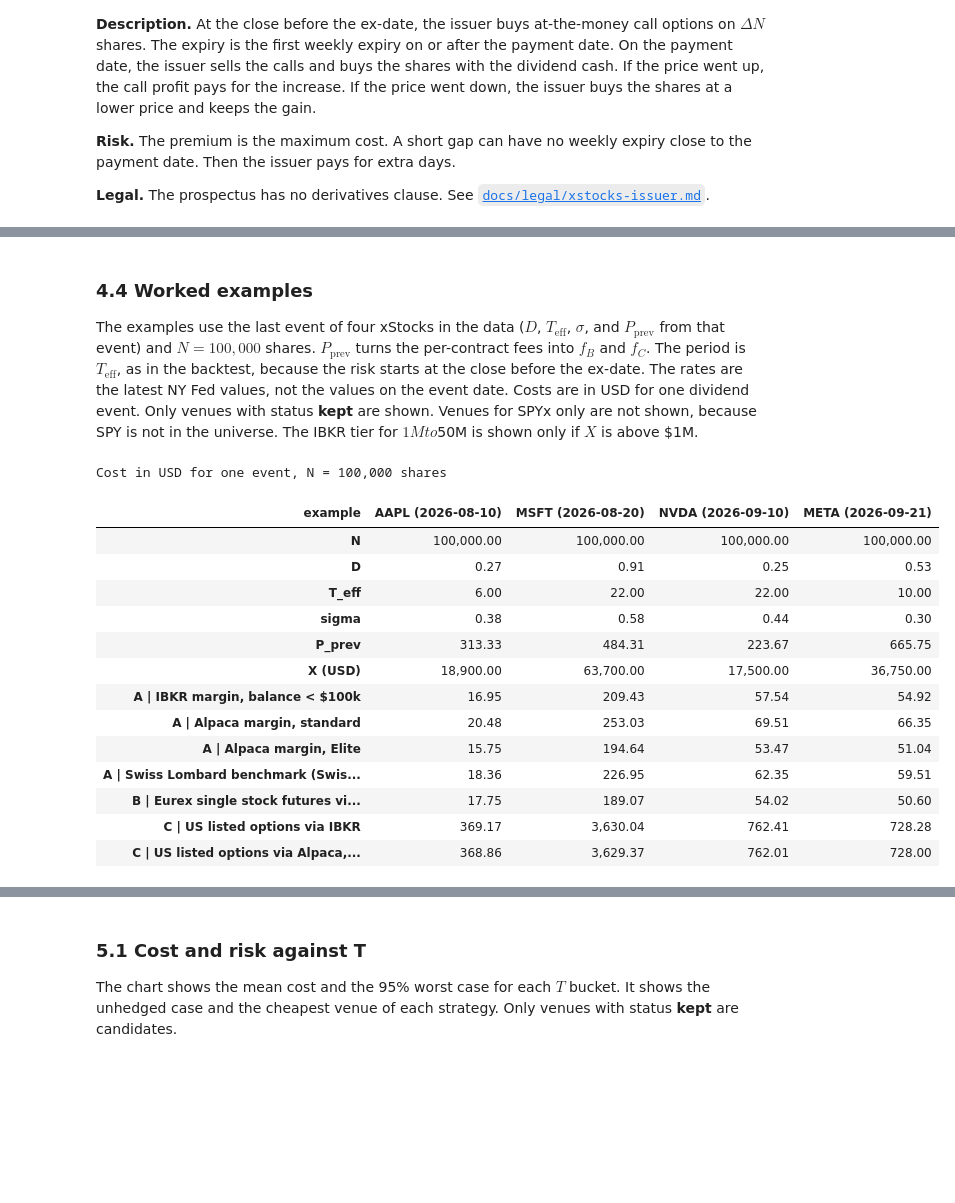
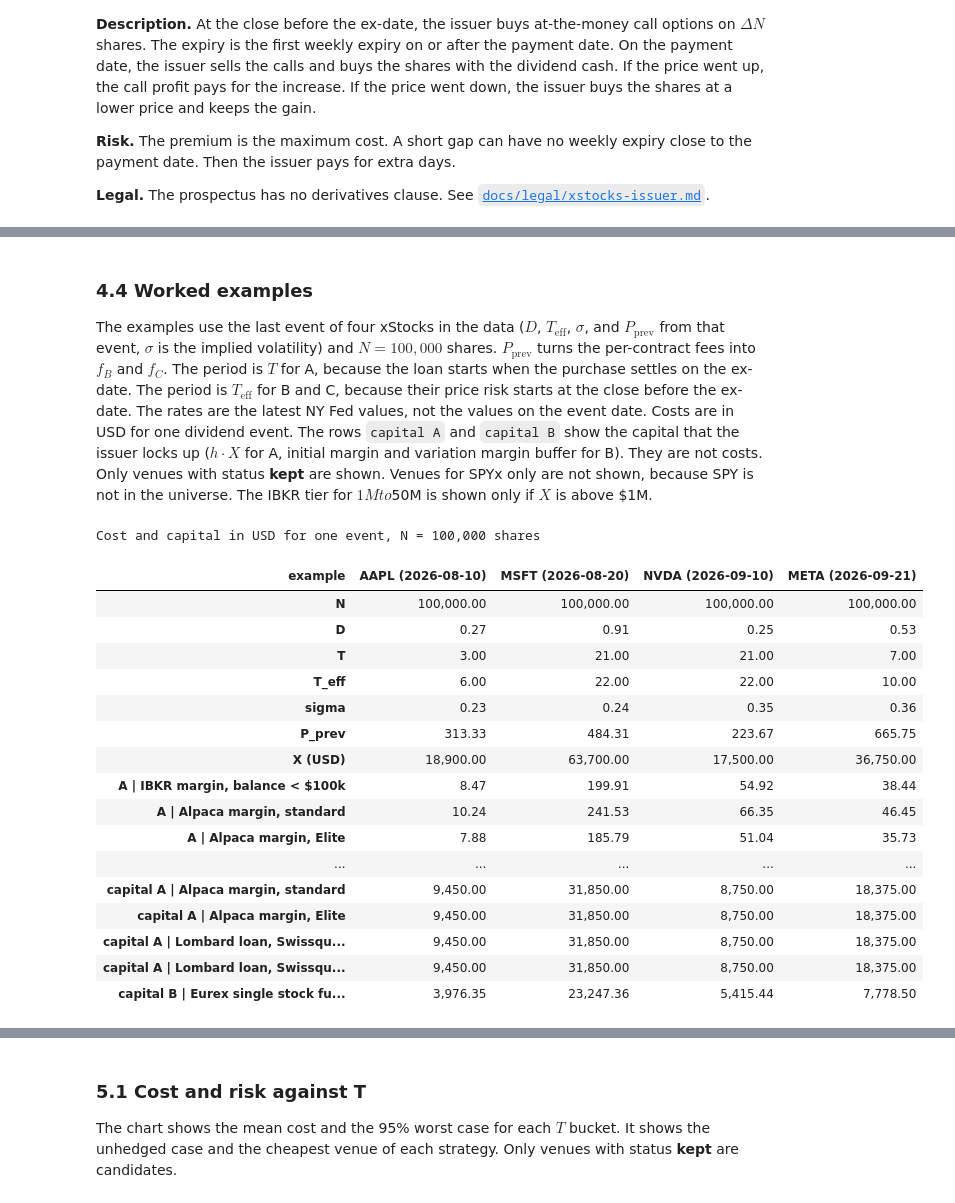
Before and after one commit to Robert29000/xstocks-hedge-research, a Jupyter notebook: hedge_research.ipynb, the cells around one changed output, grey strips where cells are left out. Saved outputs shown, nothing was run; the diff lists cells and outputs as text; code cells hidden in the pictures; blank space fills up the shorter version.

Commit message:
Update information and data. Add collateral requirement for Strategies A and B

```diff
--- a/hedge_research.ipynb
+++ b/hedge_research.ipynb
@@ -290,7 +301,7 @@ def x_amount(N, D, w=WHT):
     return N * D * (1 - w)
 
 def cost_a(N, D, T, r_a):
-    "Strategy A. r_a: annual loan rate (0.05 = 5%)."
+    "Strategy A. T: days from the ex-date (the purchase settles) to the payment date. r_a: annual loan rate (0.05 = 5%)."
     return x_amount(N, D) * r_a * T / 360
 
 def cost_b(N, D, T, r_b, f_b):
@@ -472,10 +571,17 @@ venues_c = venues_c[venues_c["check"] == "CONFIRMED"]
 display(venues_c[["venue", "status", "fee_contract_side", "contract_shares", "f_C_bps_at_S_REF", "note"]])
 display(venues_c[["venue", "source"]])
 
-vol_table = (usable.groupby("underlying")["vol_20d"].median().rename("sigma (median 20-day realized)")
-             .to_frame().join(usable.groupby("underlying").size().rename("events")))
-print(f"sigma over all usable events: median {usable['vol_20d'].median():.0%}, 90th percentile {usable['vol_20d'].quantile(.9):.0%}")
-display(vol_table)
+# sigma: implied volatility at the close before the ex-date. Fallback: 20-day realized volatility.
+usable["sigma"] = usable["iv_open"].fillna(usable["vol_20d"])
+usable["sigma_source"] = np.where(usable["iv_open"].notna(), "implied", "realized (no option price)")
+vol_table = (usable.groupby("underlying")
+             .agg(events=("sigma", "size"), with_implied=("iv_open", "count"),
+                  implied_median=("iv_open", "median"), realized_median=("vol_20d", "median")))
+print(f"sigma over all usable events: median {usable['sigma'].median():.0%}, 90th percentile {usable['sigma'].quantile(.9):.0%}.",
+      f"Implied volatility for {usable['iv_open'].notna().sum()} of {len(usable)} events.")
+print(f"implied minus 20-day realized volatility: median {(usable['iv_open'] - usable['vol_20d']).median() * 100:+.1f} points")
+display(vol_table.style.format({"implied_median": "{:.0%}", "realized_median": "{:.0%}"})
+        .set_caption("Volatility by underlying: implied (used) and 20-day realized (comparison)"))
 # %% [output]
 |  | venue | status | fee_contract_side | contract_shares | f_C_bps_at_S_REF | note |
 | 0 | US listed options via IBKR | kept | 0.6953 | 100 | 0.5562 | commission 0.65 + OCC 0.025 + CAT... |
@@ -504,50 +615,58 @@ sigma over all usable events: median 35%, 90th percentile 55%
 # %% [markdown]
 ### 4.4 Worked examples
 
-The examples use the last event of four xStocks in the data ($D$, $T_{\text{eff}}$, $\sigma$, and $P_{\text{prev}}$ from that event) and $N = 100{,}000$ shares. $P_{\text{prev}}$ turns the per-contract fees into $f_B$ and $f_C$. The period is $T_{\text{eff}}$, as in the backtest, because the risk starts at the close before the ex-date. The rates are the latest NY Fed values, not the values on the event date. Costs are in USD for one dividend event. Only venues with status **kept** are shown. Venues for SPYx only are not shown, because SPY is not in the universe. The IBKR tier for $1M to $50M is shown only if $X$ is above $1M.
+The examples use the last event of four xStocks in the data ($D$, $T_{\text{eff}}$, $\sigma$, and $P_{\text{prev}}$ from that event, $\sigma$ is the implied volatility) and $N = 100{,}000$ shares. $P_{\text{prev}}$ turns the per-contract fees into $f_B$ and $f_C$. The period is $T$ for A, because the loan starts when the purchase settles on the ex-date. The period is $T_{\text{eff}}$ for B and C, because their price risk starts at the close before the ex-date. The rates are the latest NY Fed values, not the values on the event date. Costs are in USD for one dividend event. The rows `capital A` and `capital B` show the capital that the issuer locks up ($h \cdot X$ for A, initial margin and variation margin buffer for B). They are not costs. Only venues with status **kept** are shown. Venues for SPYx only are not shown, because SPY is not in the universe. The IBKR tier for $1M to $50M is shown only if $X$ is above $1M.
 # %%
 last = usable.sort_values("ex_date").groupby("underlying").tail(1).set_index("underlying")
 picks = [u for u in ["AAPL", "MSFT", "NVDA", "META"] if u in last.index] or list(last.index[:4])
 examples = pd.DataFrame([
     dict(example=f"{u} ({last.loc[u, 'ex_date']:%Y-%m-%d})", N=100_000, D=round(last.loc[u, "div_gross_api"], 4),
-         T_eff=int(last.loc[u, "T_eff"]), sigma=round(last.loc[u, "vol_20d"], 3), P=last.loc[u, "p_prev"])
+         T=int(last.loc[u, "gap_days"]), T_eff=int(last.loc[u, "T_eff"]), sigma=round(last.loc[u, "sigma"], 3),
+         vol_20d=round(last.loc[u, "vol_20d"], 3), P=last.loc[u, "p_prev"])
     for u in picks
 ])
 
 rows = []
 for _, e in examples.iterrows():
-    r = {"example": e["example"], "N": e["N"], "D": e["D"], "T_eff": e["T_eff"], "sigma": e["sigma"], "P_prev": e["P"], "X (USD)": x_amount(e["N"], e["D"])}
+    r = {"example": e["example"], "N": e["N"], "D": e["D"], "T": e["T"], "T_eff": e["T_eff"], "sigma": e["sigma"], "P_prev": e["P"],
+         "X (USD)": x_amount(e["N"], e["D"])}
+    capital = {}
     for _, v in venues_a[venues_a["status"] == "kept"].iterrows():
         if "$1M-50M" in v["venue"] and r["X (USD)"] < 1_000_000:
             continue
-        r[f"A | {v['venue']}"] = cost_a(e["N"], e["D"], e["T_eff"], v["r_A_%_act360"] / 100)
+        r[f"A | {v['venue']}"] = cost_a(e["N"], e["D"], e["T"], v["r_A_%_act360"] / 100)
+        capital[f"capital A | {v['venue']}"] = v["h"] * r["X (USD)"]
     for _, v in venues_b[venues_b["status"] == "kept"].iterrows():
         if "SPYx only" in v["venue"] and not e["example"].startswith("SPY"):
             continue
         r[f"B | {v['venue']}"] = cost_b(e["N"], e["D"], e["T_eff"], v["r_B_%"] / 100, fee_fraction_b(v, e["P"]))
+        capital[f"capital B | {v['venue']}"] = cash_need_b(v, e["vol_20d"], e["T_eff"]) * r["X (USD)"]
     for _, v in venues_c[venues_c["status"] == "kept"].iterrows():
         if "SPYx only" in v["venue"] and not e["example"].startswith("SPY"):
             continue
         r[f"C | {v['venue']}"] = cost_c(e["N"], e["D"], e["T_eff"], e["sigma"], fee_fraction_c(v, e["P"]))
-    rows.append(r)
+    rows.append({**r, **capital})
 
 worked = pd.DataFrame(rows).set_index("example").T
 display(worked.style.format(lambda v: f"{v:,.2f}" if isinstance(v, float) else v)
-        .set_caption("Cost in USD for one event, N = 100,000 shares"))
+        .set_caption("Cost and capital in USD for one event, N = 100,000 shares"))
 # %% [output]
-Cost in USD for one event, N = 100,000 shares
+Cost and capital in USD for one event, N = 100,000 shares
 | example | AAPL (2026-08-10) | MSFT (2026-08-20) | NVDA (2026-09-10) | META (2026-09-21) |
 | N | 100,000.00 | 100,000.00 | 100,000.00 | 100,000.00 |
 | D | 0.27 | 0.91 | 0.25 | 0.53 |
+| T | 3.00 | 21.00 | 21.00 | 7.00 |
 | T_eff | 6.00 | 22.00 | 22.00 | 10.00 |
-| sigma | 0.38 | 0.58 | 0.44 | 0.30 |
+| sigma | 0.23 | 0.24 | 0.35 | 0.36 |
 | P_prev | 313.33 | 484.31 | 223.67 | 665.75 |
 | X (USD) | 18,900.00 | 63,700.00 | 17,500.00 | 36,750.00 |
-| A | IBKR margin, balance < $100k | 16.95 | 209.43 | 57.54 | 54.92 |
-| A | Alpaca margin, standard | 20.48 | 253.03 | 69.51 | 66.35 |
-| A | Alpaca margin, Elite | 15.75 | 194.64 | 53.47 | 51.04 |
-| A | Swiss Lombard benchmark (Swis... | 18.36 | 226.95 | 62.35 | 59.51 |
-| B | Eurex single stock futures vi... | 17.75 | 189.07 | 54.02 | 50.60 |
-| C | US listed options via IBKR | 369.17 | 3,630.04 | 762.41 | 728.28 |
-| C | US listed options via Alpaca,... | 368.86 | 3,629.37 | 762.01 | 728.00 |
+| A | IBKR margin, balance < $100k | 8.47 | 199.91 | 54.92 | 38.44 |
+| A | Alpaca margin, standard | 10.24 | 241.53 | 66.35 | 46.45 |
+| A | Alpaca margin, Elite | 7.88 | 185.79 | 51.04 | 35.73 |
+| ... | ... | ... | ... | ... |
+| capital A | Alpaca margin, standard | 9,450.00 | 31,850.00 | 8,750.00 | 18,375.00 |
+| capital A | Alpaca margin, Elite | 9,450.00 | 31,850.00 | 8,750.00 | 18,375.00 |
+| capital A | Lombard loan, Swissqu... | 9,450.00 | 31,850.00 | 8,750.00 | 18,375.00 |
+| capital A | Lombard loan, Swissqu... | 9,450.00 | 31,850.00 | 8,750.00 | 18,375.00 |
+| capital B | Eurex single stock fu... | 3,976.35 | 23,247.36 | 5,415.44 | 7,778.50 |
 # %% [markdown]
```
Also changed, not shown: parts of 19 cells of this notebook, 14 other files.
